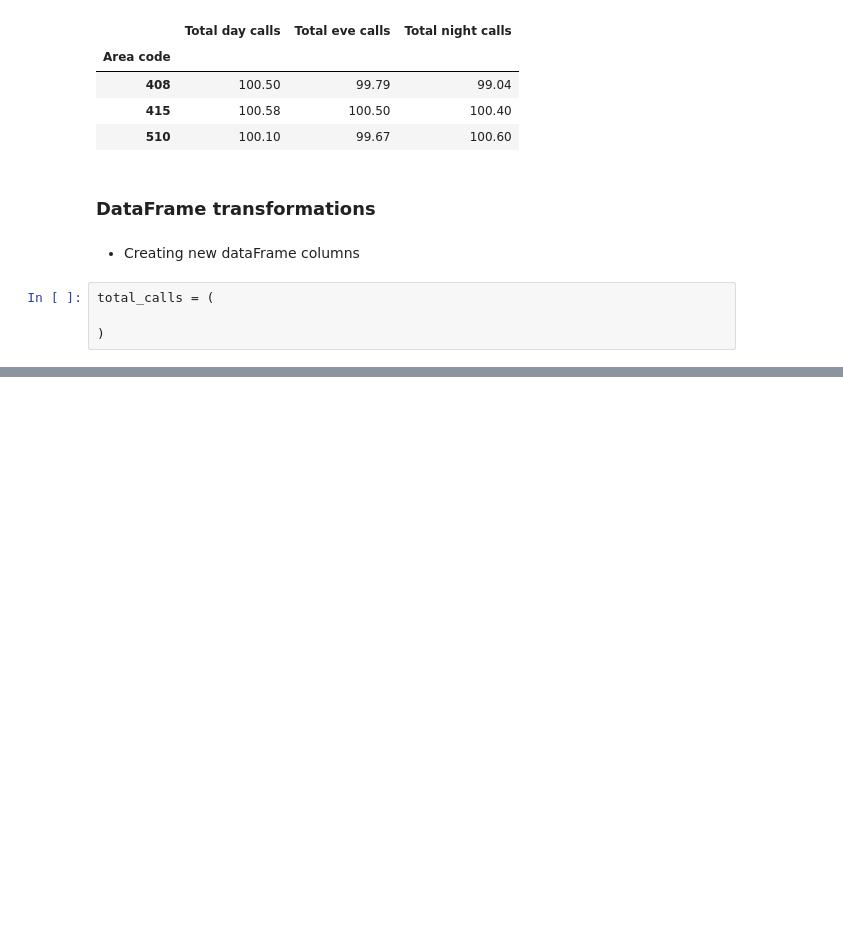
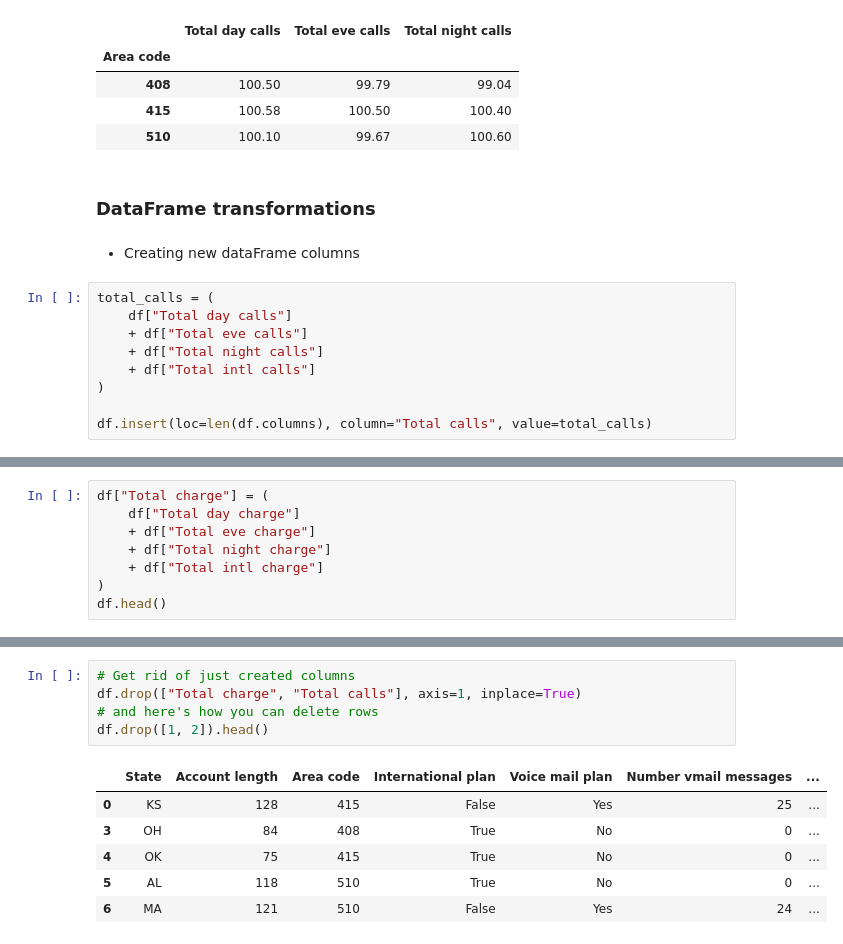
Before and after one commit to Menezess42/MLCourseAI, a Jupyter notebook: Topic_1/demonstration_of_the_main_pandas_methods.ipynb, the cells around one changed output, grey strips where cells are left out. Drawn from its saved outputs; the diff is of its cells as text; blank space fills up the shorter version.

```diff
--- a/Topic_1/exploratory_data_analysis_with_pandas.ipynb
+++ b/Topic_1/demonstration_of_the_main_pandas_methods.ipynb
@@ -380,5 +380,10 @@ df.pivot_table(
 - Creating new dataFrame columns
 # %%
 total_calls = (
+    df["Total day calls"]
+    + df["Total eve calls"]
+    + df["Total night calls"]
+    + df["Total intl calls"]
+)
 
-)
+df.insert(loc=len(df.columns), column="Total calls", value=total_calls)
@@ -384,0 +402,8 @@ total_calls = (
+# %%
+df["Total charge"] = (
+    df["Total day charge"]
+    + df["Total eve charge"]
+    + df["Total night charge"]
+    + df["Total intl charge"]
+)
+df.head()
@@ -384,0 +428,12 @@ total_calls = (
+# %%
+# Get rid of just created columns
+df.drop(["Total charge", "Total calls"], axis=1, inplace=True)
+# and here's how you can delete rows
+df.drop([1, 2]).head()
+# %% [output]
+|  | State | Account length | Area code | International plan | Voice mail plan | Number vmail messages | ... |
+| 0 | KS | 128 | 415 | False | Yes | 25 | ... |
+| 3 | OH | 84 | 408 | True | No | 0 | ... |
+| 4 | OK | 75 | 415 | True | No | 0 | ... |
+| 5 | AL | 118 | 510 | True | No | 0 | ... |
+| 6 | MA | 121 | 510 | False | Yes | 24 | ... |
```
Also changed, not shown: parts of 4 cells of this notebook, 1 other file.
